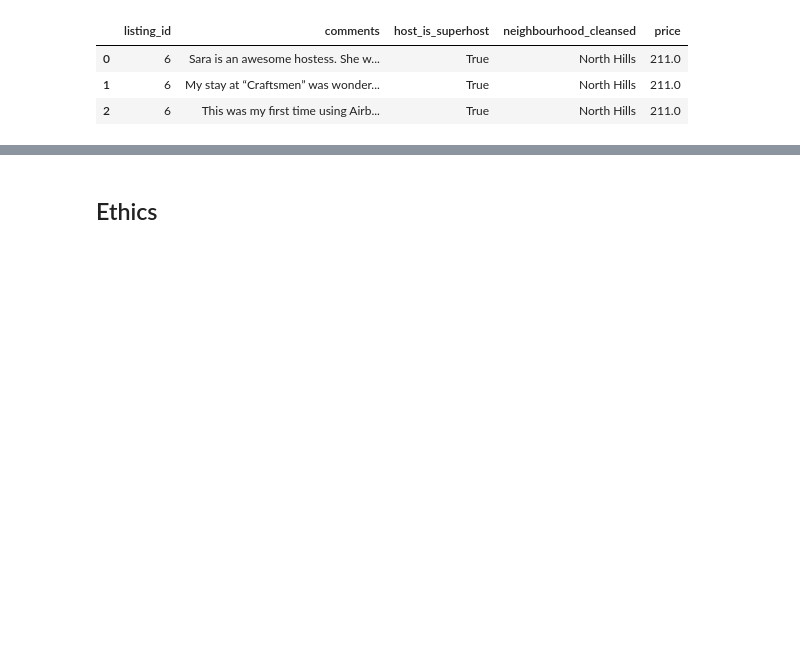
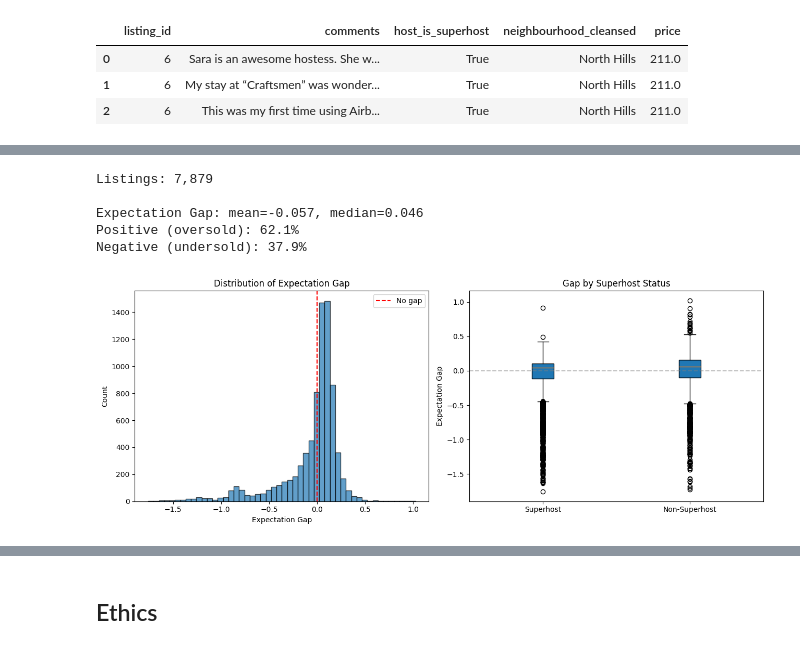
Before and after one commit to COGS108/Group113_WI26, a Jupyter notebook: 02-EDACheckpoint.ipynb, the cells around one changed output, grey strips where cells are left out. Saved outputs shown, nothing was run; the diff lists cells and outputs as text; code cells hidden in the pictures; blank space fills up the shorter version.

```diff
--- a/02-EDACheckpoint.ipynb
+++ b/02-EDACheckpoint.ipynb
@@ -769,0 +727,8 @@ Some more words and stuff.  Remember notebooks work best if you interleave the c
+# %%
+# --- Load pre-computed expectation gap data ---
+# TEAMMATES: Just run this cell. loads the CSV that is already computed.
+listings_with_expectation_gap = pd.read_csv('data/02-processed/listings_with_expectation_gap.csv')
+print(f"Loaded {len(listings_with_expectation_gap):,} listings with expectation gap scores")
+print(f"\nExpectation Gap summary:")
+print(listings_with_expectation_gap['expectation_gap'].describe().round(4))
+listings_with_expectation_gap.head()
@@ -769,0 +755,37 @@ Some more words and stuff.  Remember notebooks work best if you interleave the c
+# %%
+# Load pre-computed data and prep for EDA
+listings_gap = listings_with_expectation_gap.copy()
+listings_gap['host_is_superhost'] = listings_gap['host_is_superhost'].map(
+    {'True': True, 'False': False, True: True, False: False})
+
+print(f"Listings: {len(listings_gap):,}")
+print(f"\nExpectation Gap: mean={listings_gap['expectation_gap'].mean():.3f}, "
+      f"median={listings_gap['expectation_gap'].median():.3f}")
+print(f"Positive (oversold): {(listings_gap['expectation_gap'] > 0).mean():.1%}")
+print(f"Negative (undersold): {(listings_gap['expectation_gap'] < 0).mean():.1%}")
+# %% [output]
+Listings: 7,879
+
+Expectation Gap: mean=-0.057, median=0.046
+Positive (oversold): 62.1%
+Negative (undersold): 37.9%
+# %%
+# Plot 1: Gap distribution + Gap by superhost status
+fig, axes = plt.subplots(1, 2, figsize=(13, 5))
+
+axes[0].hist(listings_gap['expectation_gap'].dropna(), bins=50, edgecolor='black', alpha=0.7)
+axes[0].axvline(0, color='red', linestyle='--', label='No gap')
+axes[0].set(xlabel='Expectation Gap', ylabel='Count', title='Distribution of Expectation Gap')
+axes[0].legend()
+
+sh = listings_gap[listings_gap['host_is_superhost'].notna()]
+data = [sh[sh['host_is_superhost']==True]['expectation_gap'].dropna(),
+        sh[sh['host_is_superhost']==False]['expectation_gap'].dropna()]
+axes[1].boxplot(data, labels=['Superhost', 'Non-Superhost'])
+axes[1].axhline(0, color='gray', linestyle='--', alpha=0.5)
+axes[1].set(ylabel='Expectation Gap', title='Gap by Superhost Status')
+
+plt.tight_layout()
+plt.show()
+# %% [output]
+[figure, added]
```
Also changed, not shown: parts of 22 cells of this notebook, 2 other files.
